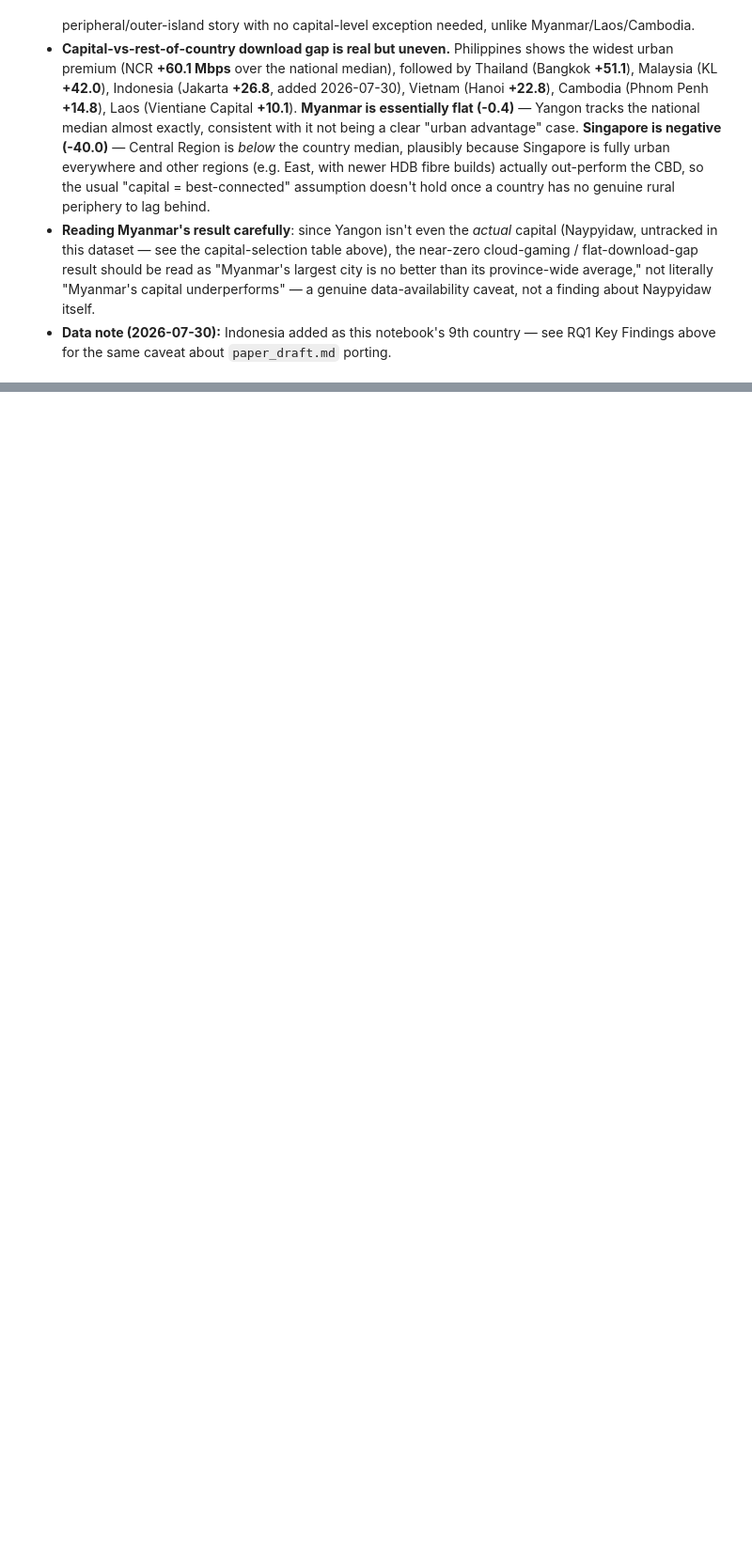
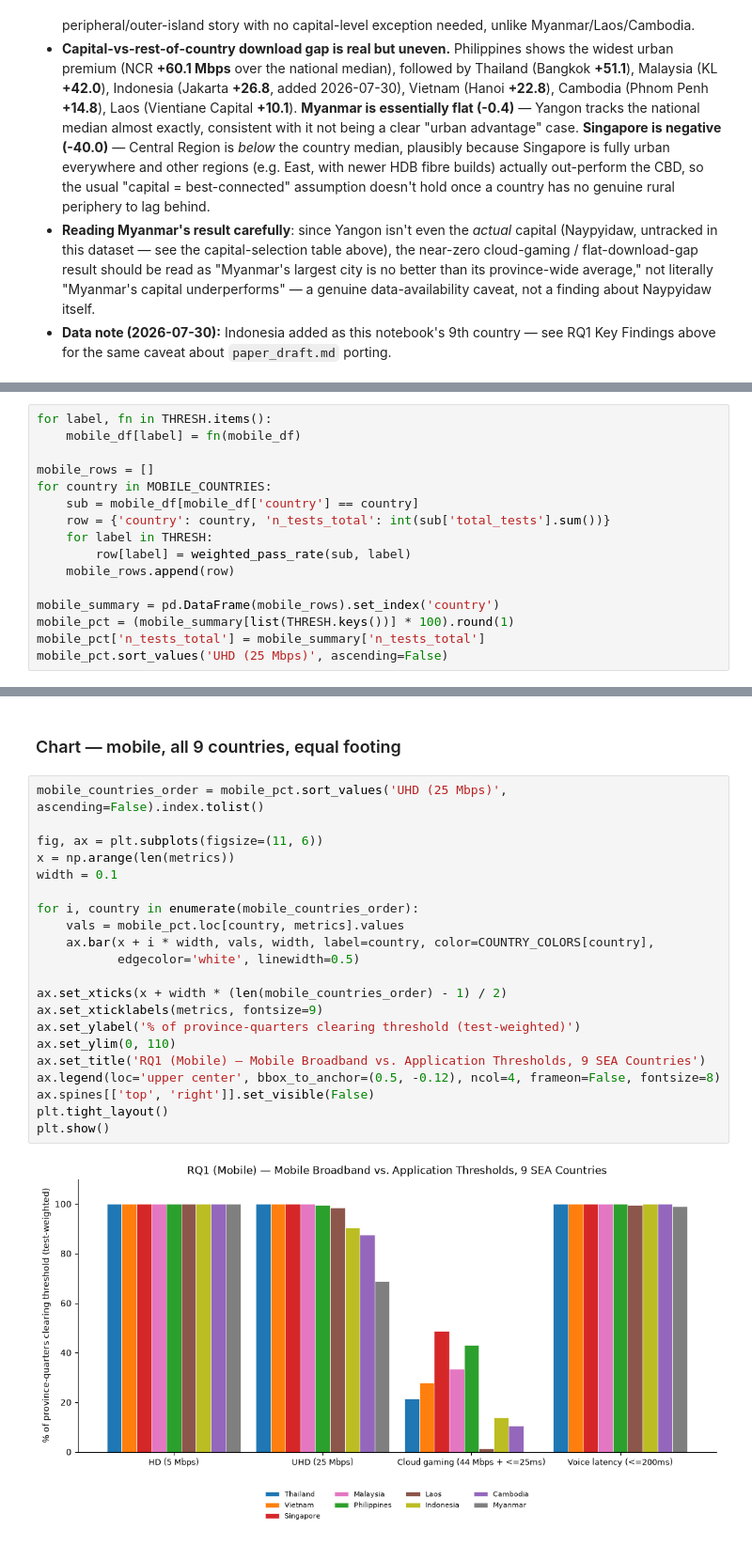
Before and after one commit to chissanupun/thailand-broadband-analysis, a Jupyter notebook: notebooks/comparison/rq1_thresholds_ookla.ipynb, the cells around one changed output, grey strips where cells are left out. Shown at 94% size. Cells and saved outputs as stored; diff of their text form; blank space fills up the shorter version.

Commit message:
Add Ookla mobile analysis to RQ1/RQ2, remove ndt7/archive, fix tile-key clamp

```diff
--- a/notebooks/comparison/rq1_thresholds_ookla.ipynb
+++ b/notebooks/comparison/rq1_thresholds_ookla.ipynb
@@ -433,0 +478,16 @@ plt.show()
+# %%
+for label, fn in THRESH.items():
+    mobile_df[label] = fn(mobile_df)
+
+mobile_rows = []
+for country in MOBILE_COUNTRIES:
+    sub = mobile_df[mobile_df['country'] == country]
+    row = {'country': country, 'n_tests_total': int(sub['total_tests'].sum())}
+    for label in THRESH:
+        row[label] = weighted_pass_rate(sub, label)
+    mobile_rows.append(row)
+
+mobile_summary = pd.DataFrame(mobile_rows).set_index('country')
+mobile_pct = (mobile_summary[list(THRESH.keys())] * 100).round(1)
+mobile_pct['n_tests_total'] = mobile_summary['n_tests_total']
+mobile_pct.sort_values('UHD (25 Mbps)', ascending=False)
@@ -433,0 +506,25 @@ plt.show()
+# %% [markdown]
+### Chart — mobile, all 9 countries, equal footing
+# %%
+mobile_countries_order = mobile_pct.sort_values('UHD (25 Mbps)', ascending=False).index.tolist()
+
+fig, ax = plt.subplots(figsize=(11, 6))
+x = np.arange(len(metrics))
+width = 0.1
+
+for i, country in enumerate(mobile_countries_order):
+    vals = mobile_pct.loc[country, metrics].values
+    ax.bar(x + i * width, vals, width, label=country, color=COUNTRY_COLORS[country],
+           edgecolor='white', linewidth=0.5)
+
+ax.set_xticks(x + width * (len(mobile_countries_order) - 1) / 2)
+ax.set_xticklabels(metrics, fontsize=9)
+ax.set_ylabel('% of province-quarters clearing threshold (test-weighted)')
+ax.set_ylim(0, 110)
+ax.set_title('RQ1 (Mobile) — Mobile Broadband vs. Application Thresholds, 9 SEA Countries')
+ax.legend(loc='upper center', bbox_to_anchor=(0.5, -0.12), ncol=4, frameon=False, fontsize=8)
+ax.spines[['top', 'right']].set_visible(False)
+plt.tight_layout()
+plt.show()
+# %% [output]
+[figure, added]
```
Also changed, not shown: parts of 10 cells of this notebook, 53 other files.
